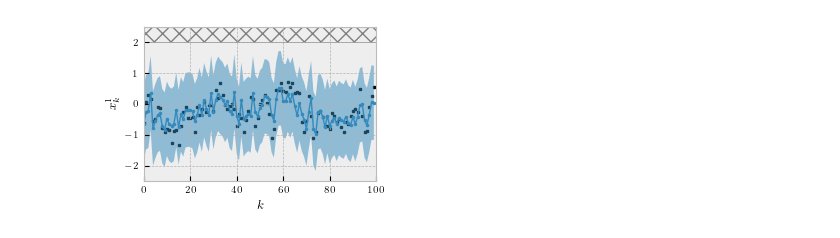
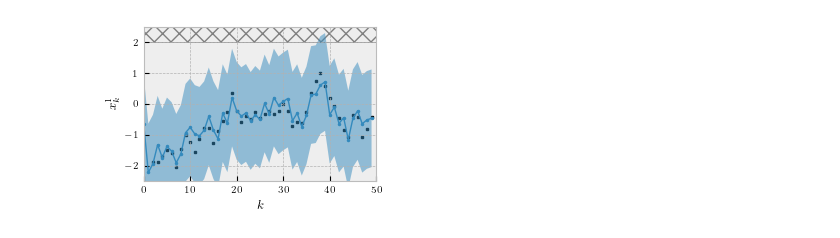
Before and after one commit to msramada/State-Selection-Algorithm, a Jupyter notebook: SSA_LinearCase/LinearCase.ipynb, the cells around one changed output. Cells and saved outputs as stored; diff of their text form; code cells hidden in the pictures.

Commit message:
Terminal constraints for linear case have been corrected

```diff
--- a/SSA_LinearCase/LinearCase.ipynb
+++ b/SSA_LinearCase/LinearCase.ipynb
@@ -104,27 +83,22 @@ F=np.array([[1,0.0075],[-0.143,0.996]])
 G=np.array([[4.798,0.115]]).T
 H=np.array([[1,0],[0,1]])
 
-Sigma_x0=np.diag(np.array([0.1,0.1]))
 mu_x0=-np.array([[0.6455,1.3751]]).T
+#mu_x0=np.random.randn(2,1)
 Sigma_w=np.diag(np.array([0.1,0.1]))
 Sigma_v=np.diag(np.array([0.1,0.1]))
-
 # LQR: costs and gain
-Q=1 * np.diag([10,1])
+Q=1 * np.diag([1,1])
 R=1 * np.eye(G.shape[1])
 K, _, _ = control.dlqr(F, G, Q, R)
 L, _, _ = control.dlqe(F, np.eye(F.shape[0]), H, Sigma_w, Sigma_v)
-
 #L = (F - G @ K) @ L # One-step ahead predictor
-
 # N: prediction horizon, T: horizon, epsilon: tolerance
-N=12
-T_horizon=100
-epsilon=0.1
-
+N=8
+T_horizon=50
+epsilon=0.2
 Q0 = 0.1 * np.eye(2 * F.shape[0])
 P = lyapunov_matrix_P(F,G,K,Q0)
-print(P)
 I1, I2, I3 = terminal_constraints(F,G,K,N,P)
 Sigma = big_covariance_Sigma(F,G,K,H,L,Sigma_v,Sigma_w)
 I_I = np.concatenate((np.eye(F.shape[0]),np.eye(F.shape[0])), axis=1)
@@ -169,7 +146,7 @@ x0_prime_rec = np.full((n, T_horizon), np.nan)
 x0_hat_rec = np.full((n, T_horizon), np.nan)
 
 x0_hat = mu_x0
-x0_true = np.sqrt(Sigma_x0)@np.random.randn(n,1) + mu_x0
+x0_true = np.sqrt(Sigma_x)@np.random.randn(n,1) + mu_x0
 x0_true_rec=np.full((n, T_horizon), np.nan)
 y1s=np.full((T_horizon, ), np.nan)
 for k in range(T_horizon):
@@ -179,24 +156,18 @@ for k in range(T_horizon):
     x0_bar = x0_hat
     plt.plot(x0_hat[0],x0_hat[1],'sr',ms=2.5,zorder=1)
     # Construct the optimization problem over xo' and xo'':
-    x0_prime = cp.Variable((n,1))
-    #constraints = Constraints(F,G,K,T,S,Sigma_x,Sigma_u,x0_bar,x0_prime,uBar,xBar,N,epsilon)
-    #constraints = [-S @ K @ x0_prime <= uBar + S @ K @ x0_bar]
+    x0_prime = cp.Variable(n)
     objective = cp.Minimize(cp.quad_form(x0_prime, A1) + 2 * x0_bar.T @ A2 @ x0_prime)
-    #constraints = [T @ (x0_prime + x0_bar) <= xBar]
+
     constraints = []
-    #for kk in range(1,N+1):
-    #    constraints += [T @ Gamma(F,G,K,kk-1) @ x0_prime <= xBar-np.sqrt((1-epsilon)/epsilon)*np.sqrt(np.diag(T@Sigma_x@T.T).reshape(1,1))-T@matrix_power(F-G@K,kk)@x0_bar]
     for kk in range(1,N+1):
         A_constraints = T @ Gamma(F,G,K,kk-1)
         b_constraints = -T @ matrix_power(F-G@K,kk) @ x0_bar + \
             xBar-np.sqrt((t-epsilon)/epsilon)*np.sqrt(np.diag(T@Sigma_x@T.T).reshape(t,1))
         constraints += [A_constraints @ x0_prime <= b_constraints]
 
-
-
-    #constraints += [cp.quad_form( x0_prime, I1 ) + x0_bar.T @ I2 @ x0_prime <= c - x0_bar.T @ I3 @ x0_bar]
-    prob = cp.Problem(objective,constraints)#)#, constraints)
+    constraints += [cp.quad_form(x0_prime, I1) + x0_bar.T @ I2 @ x0_prime <= c - x0_bar.T @ I3 @ x0_bar]
+    prob = cp.Problem(objective, constraints)#)#, constraints)
     # The optimal objective value is returned by `prob.solve()`.
     result = prob.solve()
     # The optimal value for x is stored in `x.value`.
@@ -204,14 +175,15 @@ for k in range(T_horizon):
     #if x0_hat[1] >= 0:
     #    x0star[1] = -x0_hat[1]
     x0_prime_rec[:,k] = x0star.squeeze()
-    u = - K @ (0*x0star + x0_hat)
+    u = - K @ (x0star + x0_hat.squeeze())
+    u = np.array([u])
     x0_true, y0 = x_true_update(x0_true,F,G,u,H,Sigma_w,Sigma_v)
-    plt.plot(x0star[0]+x0_hat[0],x0star[1]+x0_hat[1],'*b',ms=2,zorder=2)
+#    plt.plot(x0_hat[0],x0_hat[1],'*b',ms=2,zorder=2)
     x0_hat = x_hat_update(y0,F,G,H,L,x0_hat,u)
-
+    print(x0star)
     #plt.plot(x0_true[0],x0_true[1],'.k')
 plt.xlim([-3, 3])
-plt.ylim([-2, 3])
+plt.ylim([-3, 7])
 
 plt.savefig('figs/LinearStateSelection.pdf',bbox_inches ="tight")
 plt.xticks(fontsize=7)
@@ -273,27 +245,27 @@ plt.show()
 # %%
 plt.style.use('bmh')
 fig= plt.figure(figsize=(3.0,2.0))
-rectangle = plt.Rectangle((-1,2), 200, 20, fc='None',ec="grey", hatch='xx',zorder=1)
+rectangle = plt.Rectangle((-1,2), 500, 20, fc='None',ec="grey", hatch='xx',zorder=1)
 plt.gca().add_patch(rectangle)
 sigmas=np.sqrt(Sigma_x)[0,0]
 k=range(T_horizon)
 x=x0_hat_rec[0,:].reshape(T_horizon,)
 nn=2
 y1 = x-nn*sigmas
 y2 = x+nn*sigmas
 
 # plot
 plt.xticks(fontsize=7)
 plt.yticks(fontsize=7)
 plt.xlabel('$k$', fontsize=9)
 plt.ylabel('$x^1_k$', fontsize=9)
 
 plt.fill_between(k, y1, y2, alpha=.5, linewidth=0)
 plt.plot(k, x, '-o', ms=1.5 , linewidth=1)
 plt.plot(k,x0_true_rec[0,:],'sk',ms=2,linewidth=1,zorder=0)
-plt.xlim([0, 100])
+plt.xlim([0, 50])
 plt.ylim([-2.5, 2.5])
 plt.savefig('figs/Linear2Sigmas.pdf',bbox_inches ="tight")
 plt.show()
 # %% [output]
-[figure, old version]
+[figure, new version]
```
Also changed, not shown: parts of 11 cells of this notebook, 3 other files.
